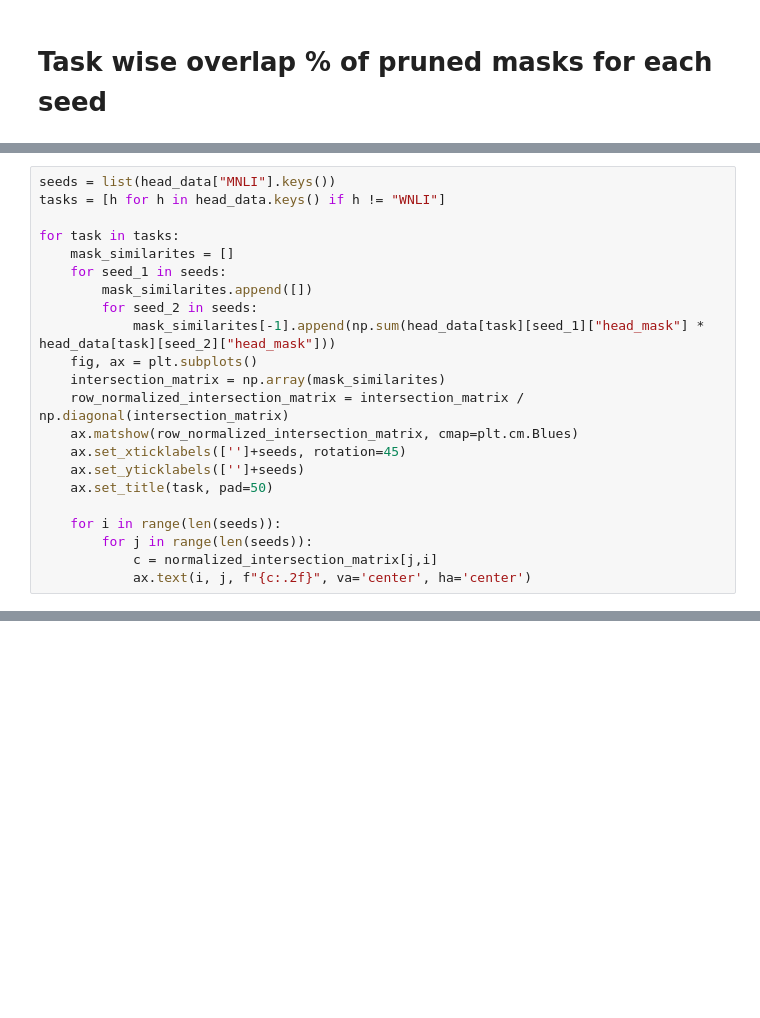
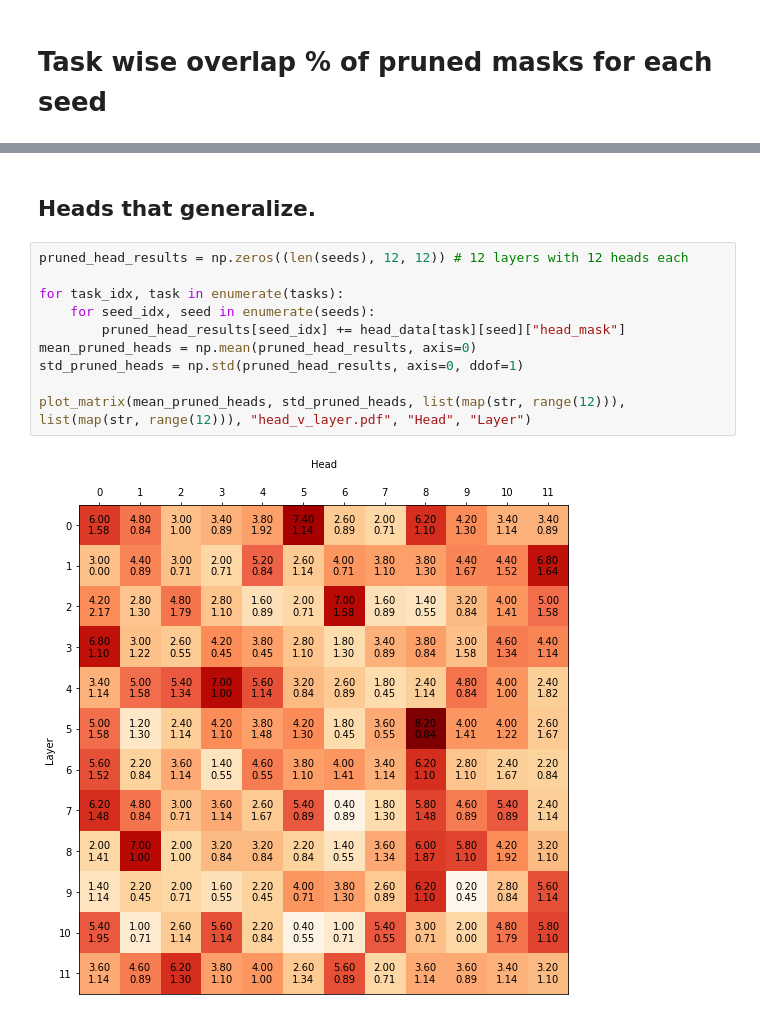
Before and after one commit to sai-prasanna/bert-experiments, a Jupyter notebook: experiment_analysis/mask_analysis.ipynb, the cells around one changed output, grey strips where cells are left out. Saved outputs shown, nothing was run; the diff lists cells and outputs as text; blank space fills up the shorter version.

```diff
--- a/experiment_analysis/mask_analysis.ipynb
+++ b/experiment_analysis/mask_analysis.ipynb
@@ -50,22 +39,0 @@ for seed in head_data["MNLI"].keys():
-# %%
-seeds = list(head_data["MNLI"].keys())
-tasks = [h for h in head_data.keys() if h != "WNLI"]
-
-for task in tasks:
-    mask_similarites = []
-    for seed_1 in seeds:
-        mask_similarites.append([])
-        for seed_2 in seeds:
-            mask_similarites[-1].append(np.sum(head_data[task][seed_1]["head_mask"] * head_data[task][seed_2]["head_mask"]))
-    fig, ax = plt.subplots()
-    intersection_matrix = np.array(mask_similarites)
-    row_normalized_intersection_matrix = intersection_matrix / np.diagonal(intersection_matrix)
-    ax.matshow(row_normalized_intersection_matrix, cmap=plt.cm.Blues)
-    ax.set_xticklabels(['']+seeds, rotation=45)
-    ax.set_yticklabels(['']+seeds)
-    ax.set_title(task, pad=50)
-
-    for i in range(len(seeds)):
-        for j in range(len(seeds)):
-            c = normalized_intersection_matrix[j,i]
-            ax.text(i, j, f"{c:.2f}", va='center', ha='center')
@@ -80,0 +56,14 @@ for task in tasks:
+# %% [markdown]
+## Heads that generalize.
+# %%
+pruned_head_results = np.zeros((len(seeds), 12, 12)) # 12 layers with 12 heads each
+
+for task_idx, task in enumerate(tasks):
+    for seed_idx, seed in enumerate(seeds):
+        pruned_head_results[seed_idx] += head_data[task][seed]["head_mask"]
+mean_pruned_heads = np.mean(pruned_head_results, axis=0)
+std_pruned_heads = np.std(pruned_head_results, axis=0, ddof=1)
+
+plot_matrix(mean_pruned_heads, std_pruned_heads, list(map(str, range(12))), list(map(str, range(12))), "head_v_layer.pdf", "Head", "Layer")
+# %% [output]
+[figure, added]
```
Also changed, not shown: parts of 7 cells of this notebook, 2 other files.
